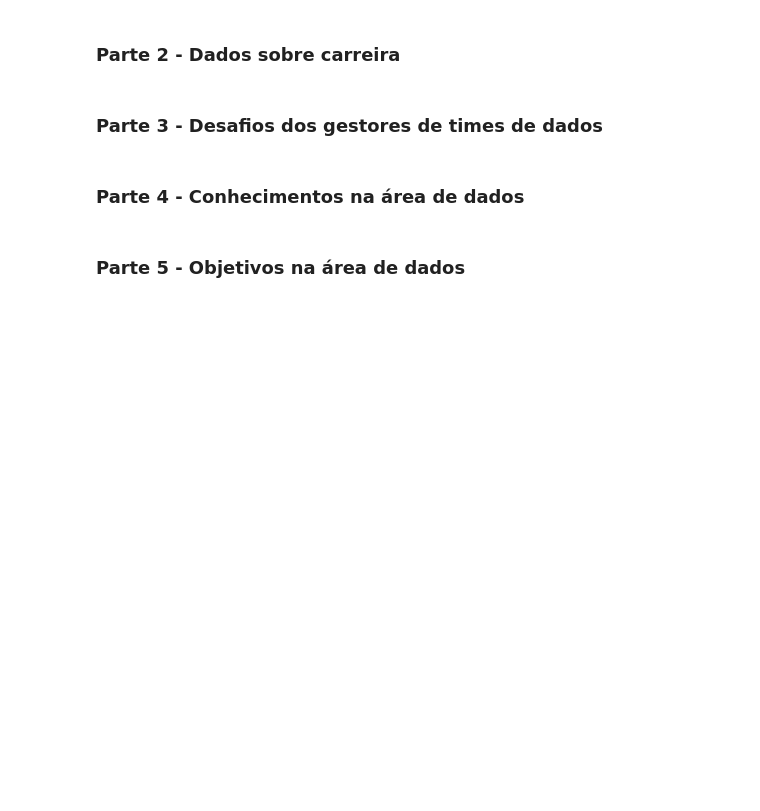
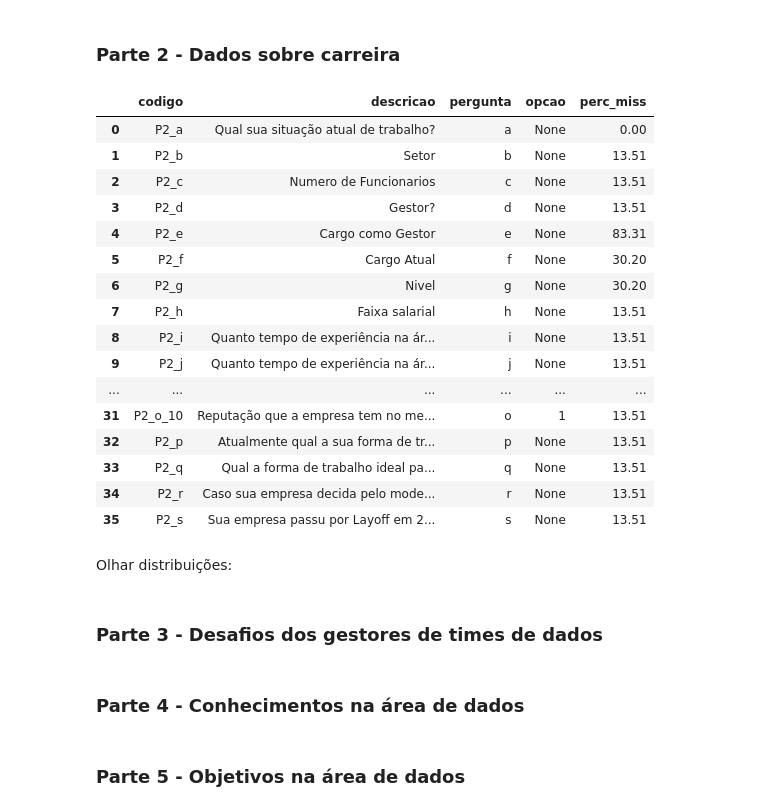
Before and after one commit to leticiafaria7/challenge-state-of-data, a Jupyter notebook: challenge-state-of-data.ipynb, the cells around one changed output. Cells and saved outputs as stored; diff of their text form; code cells hidden in the pictures; blank space fills up the shorter version.

```diff
--- a/challenge-state-of-data.ipynb
+++ b/challenge-state-of-data.ipynb
@@ -227,5 +301,29 @@ parte1[parte1['P1_a'].isna()].sort_values('P1_a_1').head(20)
 # %% [markdown]
 ### Parte 2 - Dados sobre carreira
+# %%
+pd.set_option('display.max_colwidth', None)
+
+perc_missings(n_df = 2)
+# %% [output]
+|  | codigo | descricao | pergunta | opcao | perc_miss |
+| 0 | P2_a | Qual sua situação atual de trabalho? | a | None | 0.00 |
+| 1 | P2_b | Setor | b | None | 13.51 |
+| 2 | P2_c | Numero de Funcionarios | c | None | 13.51 |
+| 3 | P2_d | Gestor? | d | None | 13.51 |
+| 4 | P2_e | Cargo como Gestor | e | None | 83.31 |
+| 5 | P2_f | Cargo Atual | f | None | 30.20 |
+| 6 | P2_g | Nivel | g | None | 30.20 |
+| 7 | P2_h | Faixa salarial | h | None | 13.51 |
+| 8 | P2_i | Quanto tempo de experiência na ár... | i | None | 13.51 |
+| 9 | P2_j | Quanto tempo de experiência na ár... | j | None | 13.51 |
+| ... | ... | ... | ... | ... | ... |
+| 31 | P2_o_10 | Reputação que a empresa tem no me... | o | 1 | 13.51 |
+| 32 | P2_p | Atualmente qual a sua forma de tr... | p | None | 13.51 |
+| 33 | P2_q | Qual a forma de trabalho ideal pa... | q | None | 13.51 |
+| 34 | P2_r | Caso sua empresa decida pelo mode... | r | None | 13.51 |
+| 35 | P2_s | Sua empresa passu por Layoff em 2... | s | None | 13.51 |
+# %% [markdown]
+Olhar distribuições:
 # %% [markdown]
 ### Parte 3 - Desafios dos gestores de times de dados
 # %% [markdown]
```
Also changed, not shown: parts of 13 cells of this notebook.
